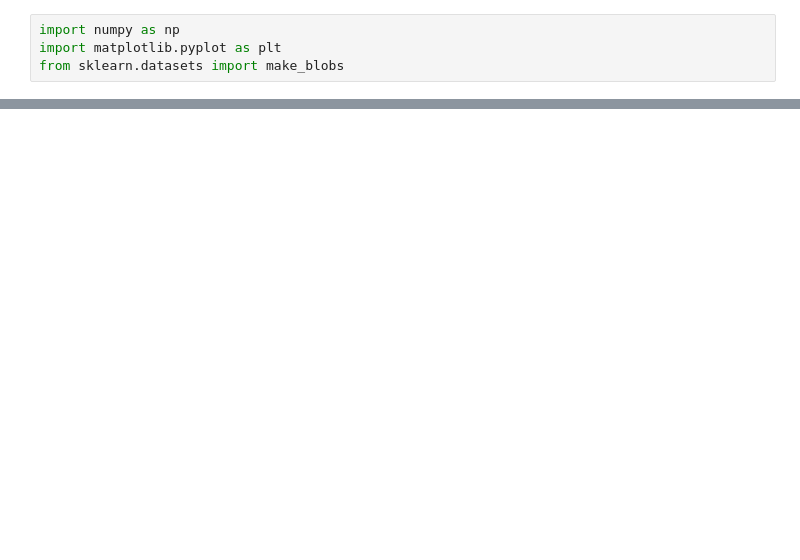
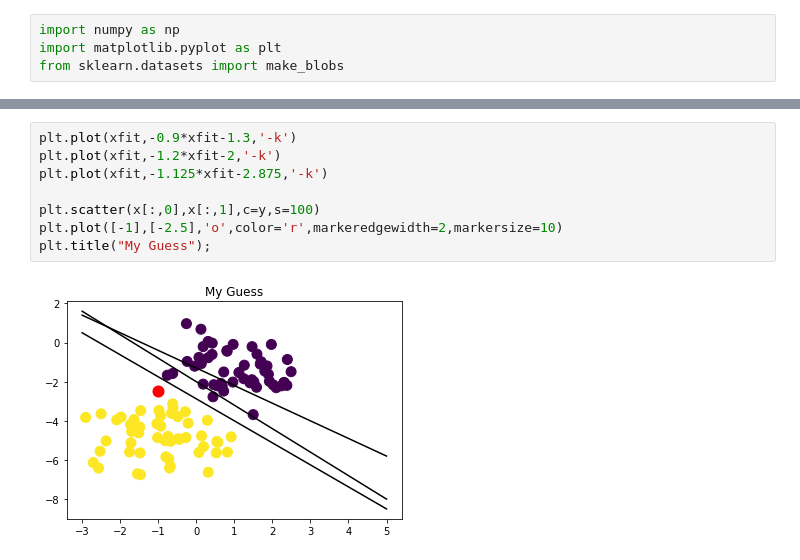
Before and after one commit to Abtinz/Machine-Learning-with-Python, a Jupyter notebook: Machine Learning with python/Classification/SVM/SVM_Blobs.ipynb, the cells around one changed output, grey strips where cells are left out. Drawn from its saved outputs; the diff is of its cells as text; blank space fills up the shorter version.

```diff
--- a/Machine Learning with python/Classification/SVM/SVM_Blobs.ipynb
+++ b/Machine Learning with python/Classification/SVM/SVM_Blobs.ipynb
@@ -20,0 +21,10 @@ plt.plot([-8],[8],'o',color='r',markeredgewidth=2,markersize=10);
+# %%
+plt.plot(xfit,-0.9*xfit-1.3,'-k')
+plt.plot(xfit,-1.2*xfit-2,'-k')
+plt.plot(xfit,-1.125*xfit-2.875,'-k')
+
+plt.scatter(x[:,0],x[:,1],c=y,s=100)
+plt.plot([-1],[-2.5],'o',color='r',markeredgewidth=2,markersize=10)
+plt.title("My Guess");
+# %% [output]
+[figure, added]
```
Also changed, not shown: parts of 3 cells of this notebook.
